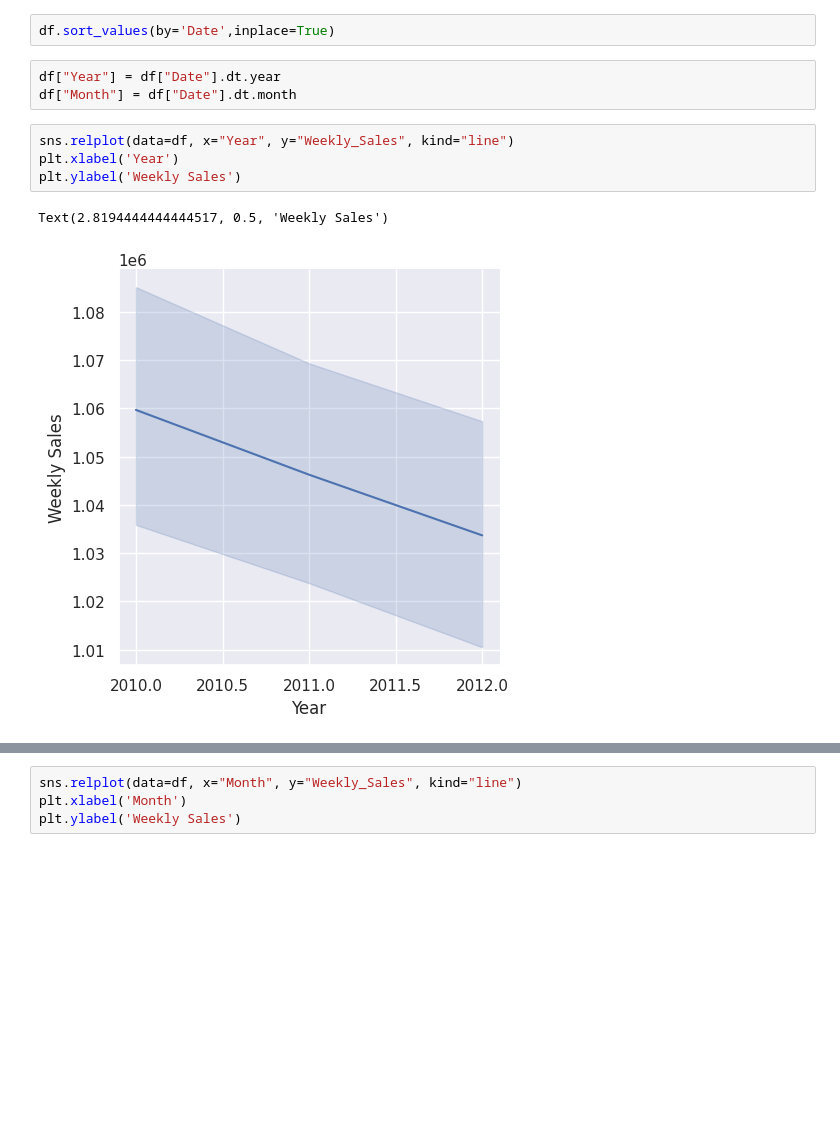
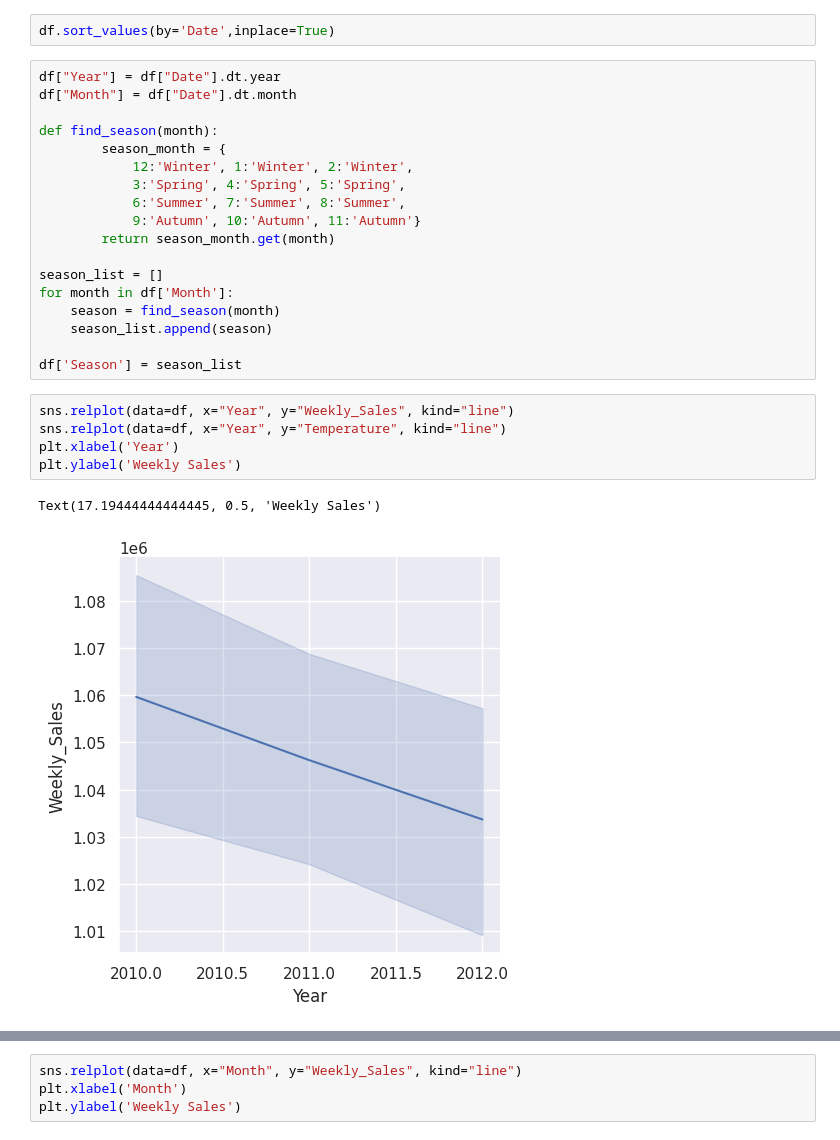
Before and after one commit to pullz6/Retail_Prediction, a Jupyter notebook: Retail_Forecasting.ipynb, the cells around one changed output, grey strips where cells are left out. Drawn from its saved outputs; the diff is of its cells as text; blank space fills up the shorter version.

```diff
--- a/Retail_Forecasting.ipynb
+++ b/Retail_Forecasting.ipynb
@@ -100,13 +96,29 @@ dtypes: datetime64[ns](1), float64(5), int64(2)
 memory usage: 402.3 KB
 # %%
 df.sort_values(by='Date',inplace=True)
-# %%
-df["Year"] = df["Date"].dt.year
-df["Month"] = df["Date"].dt.month
+# %%
+df["Year"] = df["Date"].dt.year
+df["Month"] = df["Date"].dt.month
+
+def find_season(month):
+        season_month = {
+            12:'Winter', 1:'Winter', 2:'Winter',
+            3:'Spring', 4:'Spring', 5:'Spring',
+            6:'Summer', 7:'Summer', 8:'Summer',
+            9:'Autumn', 10:'Autumn', 11:'Autumn'}
+        return season_month.get(month)
+
+season_list = []
+for month in df['Month']:
+    season = find_season(month)
+    season_list.append(season)
+
+df['Season'] = season_list
 # %%
 sns.relplot(data=df, x="Year", y="Weekly_Sales", kind="line")
+sns.relplot(data=df, x="Year", y="Temperature", kind="line")
 plt.xlabel('Year')
 plt.ylabel('Weekly Sales')
 # %% [output]
-Text(2.8194444444444517, 0.5, 'Weekly Sales')
+Text(17.19444444444445, 0.5, 'Weekly Sales')
-[figure, old version]
+[figure, new version]
```
Also changed, not shown: parts of 3 cells of this notebook.
